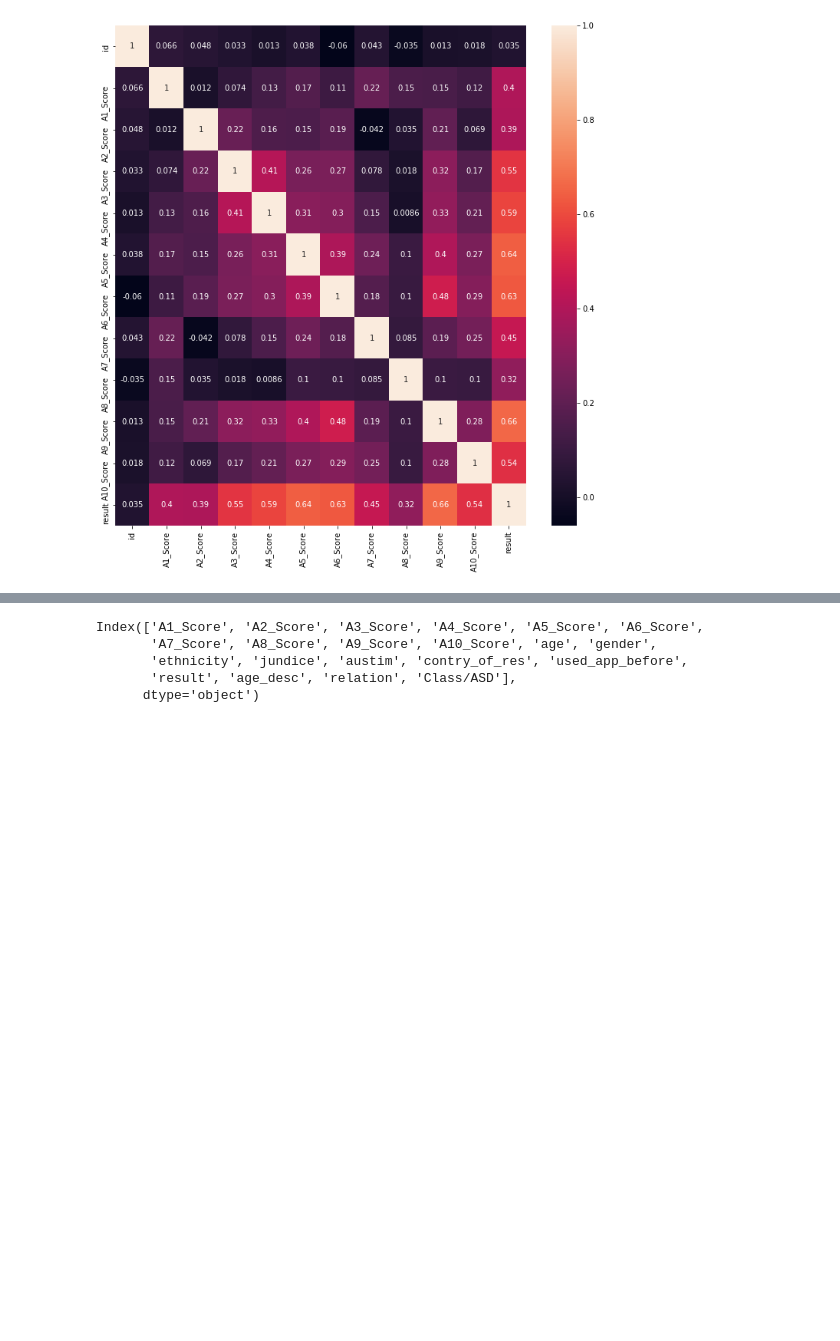
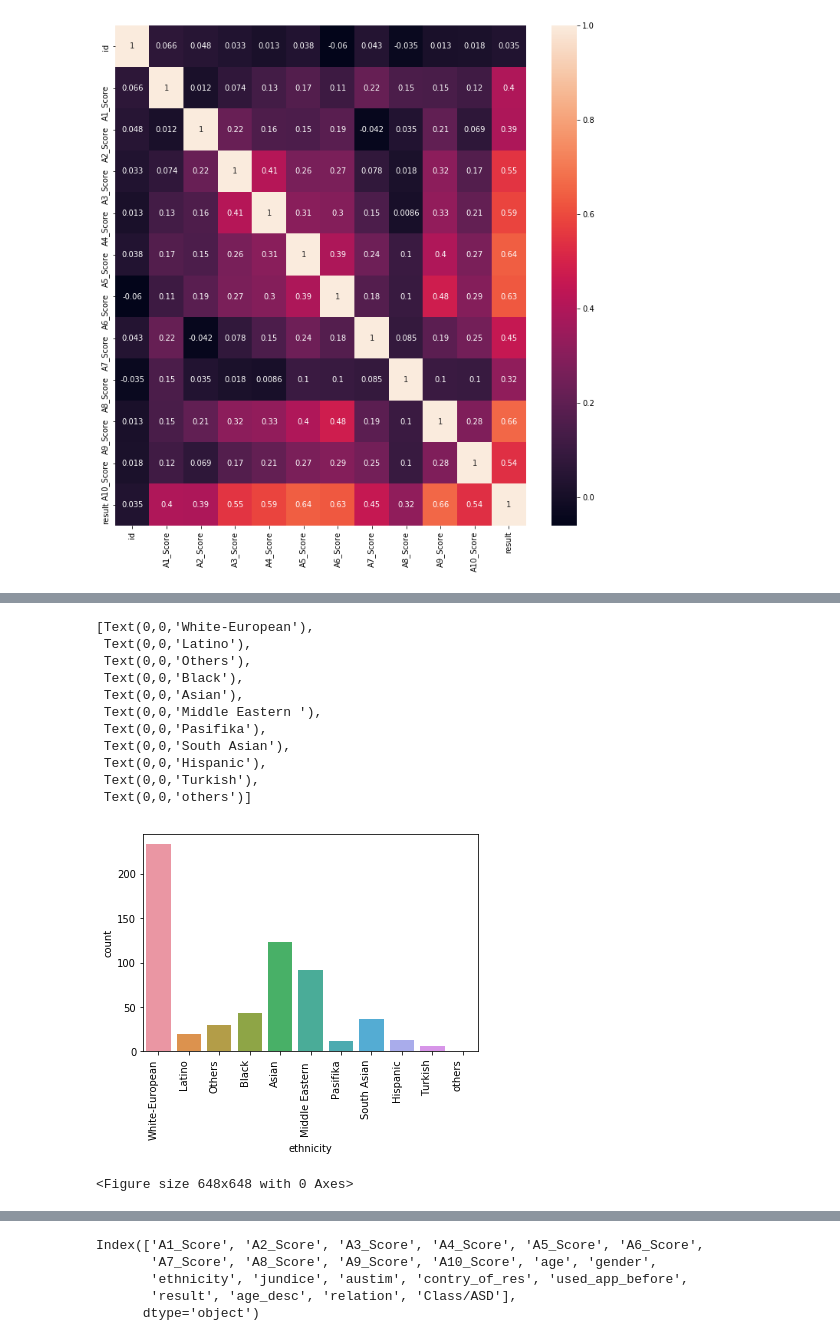
Before and after one commit to adityasharma1076/Autism-Adult-Data, a Jupyter notebook: Autism-Adult-Data.ipynb, the cells around one changed output, grey strips where cells are left out. Drawn from its saved outputs; the diff is of its cells as text; code cells hidden in the pictures; blank space fills up the shorter version.

```diff
--- a/Autism-Adult-Data.ipynb
+++ b/Autism-Adult-Data.ipynb
@@ -72,0 +74,18 @@ df.head()
+# %%
+ax = sns.countplot(df['ethnicity'])
+plt.figure(figsize=(9,9))
+ax.set_xticklabels(ax.get_xticklabels(), ha="right", rotation=90)
+# %% [output]
+[Text(0,0,'White-European'),
+ Text(0,0,'Latino'),
+ Text(0,0,'Others'),
+ Text(0,0,'Black'),
+ Text(0,0,'Asian'),
+ Text(0,0,'Middle Eastern '),
+ Text(0,0,'Pasifika'),
+ Text(0,0,'South Asian'),
+ Text(0,0,'Hispanic'),
+ Text(0,0,'Turkish'),
+ Text(0,0,'others')]
+[figure, added]
+<Figure size 648x648 with 0 Axes>
```
Also changed, not shown: parts of 7 cells of this notebook.
